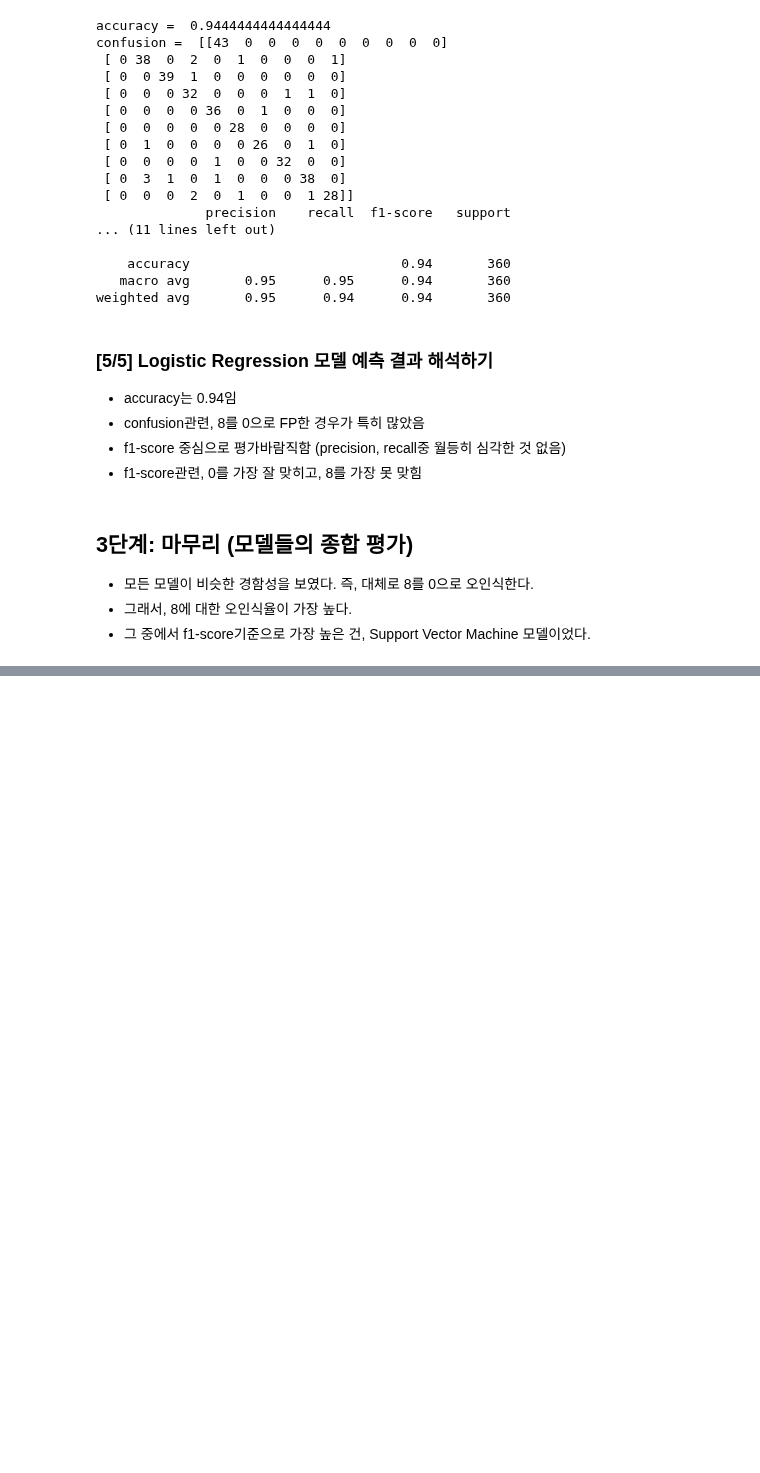
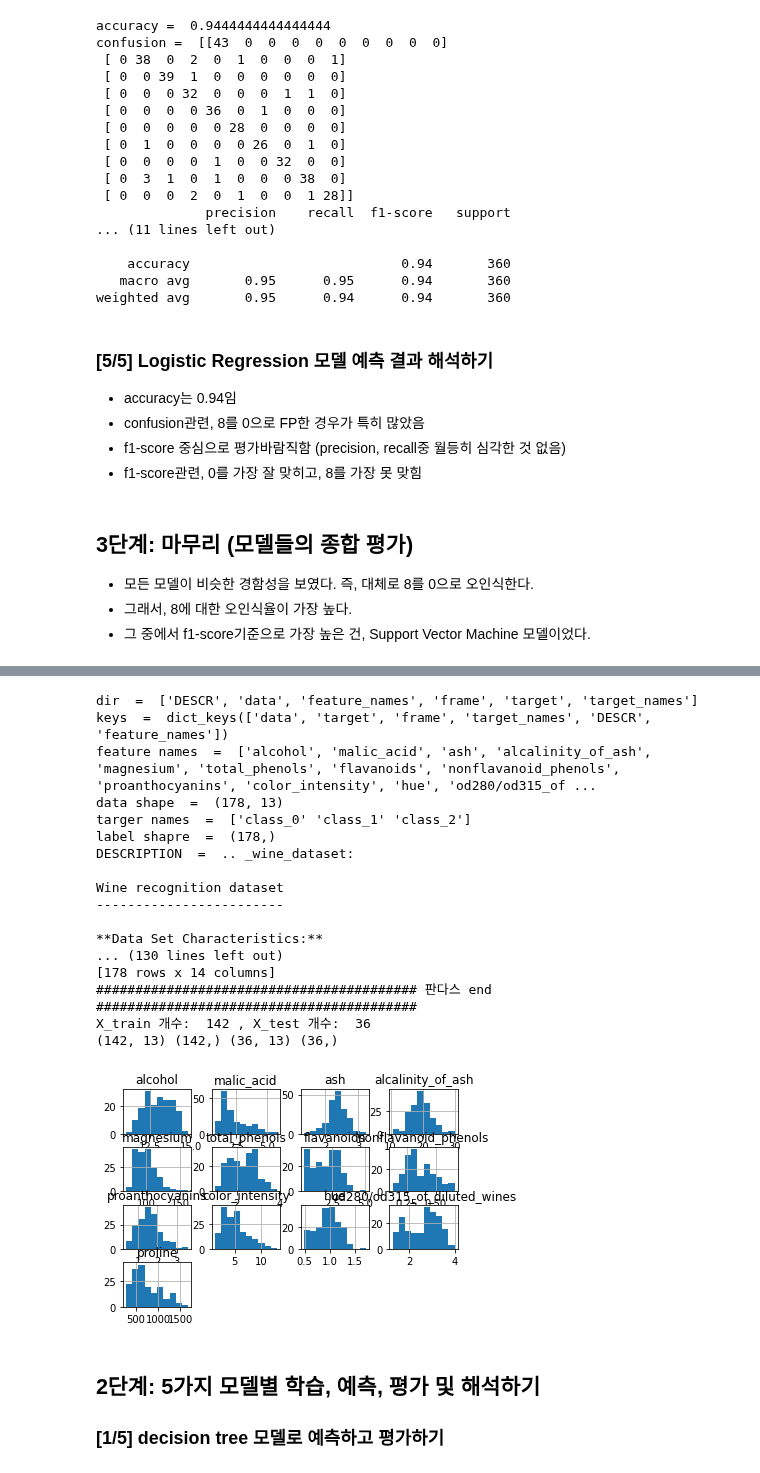
Before and after one commit to twelvesense/first-repository, a Jupyter notebook: ExplNode01.ipynb, the cells around one changed output, grey strips where cells are left out. Saved outputs shown, nothing was run; the diff lists cells and outputs as text; code cells hidden in the pictures; blank space fills up the shorter version.

```diff
--- a/ExplNode01.ipynb
+++ b/ExplNode01.ipynb
@@ -279,0 +282,56 @@ weighted avg       0.95      0.94      0.94       360
+# %%
+# (2) 데이터 준비
+wine = load_wine()
+wine_data = wine.data  # feature data 지정하기
+wine_label = wine.target  # label data 지정하기
+
+# (3) 데이터 분석
+p('dir', dir(wine))      # 속성이나 메서드 출력
+p('keys', wine.keys())   # keys 출력
+p('feature names', wine.feature_names)     #  각 feature에 대한 설명
+p('data shape', wine_data.shape)   # 데이터 배열의 형상정보
+p('targer names', wine.target_names)      # 각 target에 대한 설명
+p('label shapre', wine_label.shape)   # 라벨 배열의 형상정보
+p('DESCRIPTION', wine.DESCR)    # DESCR: 데이터셋의 설명
+
+# (3-1) 데이터 분석 - pandas 활용
+wine_df = pd.DataFrame(data=wine_data, columns=wine.feature_names)
+wine_df["label"] = wine.target
+print('######################################### 판다스 begin #########################################')
+print(wine_df)
+print('######################################### 판다스 end #########################################')
+
+# (3-2) 데이터 분석 - matplotlib 활용
+#Histogramas
+wine_df[['alcohol', 'malic_acid', 'ash', 'alcalinity_of_ash', 'magnesium', 'total_phenols', 'flavanoids', 'nonflavanoid_phenols', 'proanthocyanins', 'color_intensity', 'hue', 'od280/od315_of_diluted_wines', 'proline']].hist()
+
+# (4) train, test 데이터 분리
+X_train, X_test, y_train, y_test = train_test_split(wine_data,
+                                                    wine_label,
+                                                    test_size=0.2,
+                                                    random_state=7)
+print('X_train 개수: ', len(X_train),', X_test 개수: ', len(X_test))
+print(X_train.shape, y_train.shape, X_test.shape, y_test.shape)
+# %% [output]
+dir  =  ['DESCR', 'data', 'feature_names', 'frame', 'target', 'target_names']
+keys  =  dict_keys(['data', 'target', 'frame', 'target_names', 'DESCR', 'feature_names'])
+feature names  =  ['alcohol', 'malic_acid', 'ash', 'alcalinity_of_ash', 'magnesium', 'total_phenols', 'flavanoids', 'nonflavanoid_phenols', 'proanthocyanins', 'color_intensity', 'hue', 'od280/od315_of ...
+data shape  =  (178, 13)
+targer names  =  ['class_0' 'class_1' 'class_2']
+label shapre  =  (178,)
+DESCRIPTION  =  .. _wine_dataset:
+
+Wine recognition dataset
+------------------------
+
+**Data Set Characteristics:**
+... (130 lines left out)
+[178 rows x 14 columns]
+######################################### 판다스 end #########################################
+X_train 개수:  142 , X_test 개수:  36
+(142, 13) (142,) (36, 13) (36,)
+[figure, added]
+# %% [markdown]
+## 2단계: 5가지 모델별 학습, 예측, 평가 및 해석하기
+
+### [1/5] decision tree 모델로 예측하고 평가하기
```
Also changed, not shown: parts of 34 cells of this notebook.
